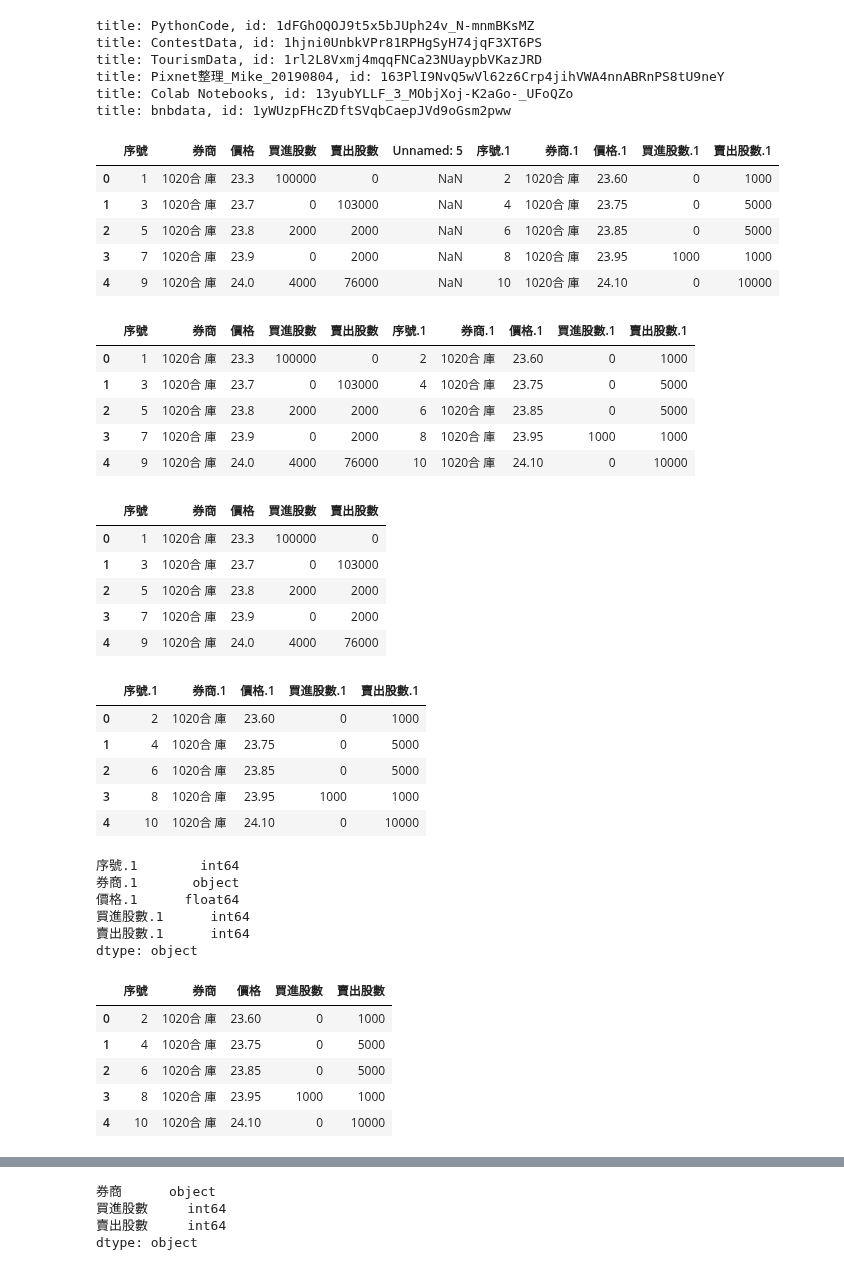
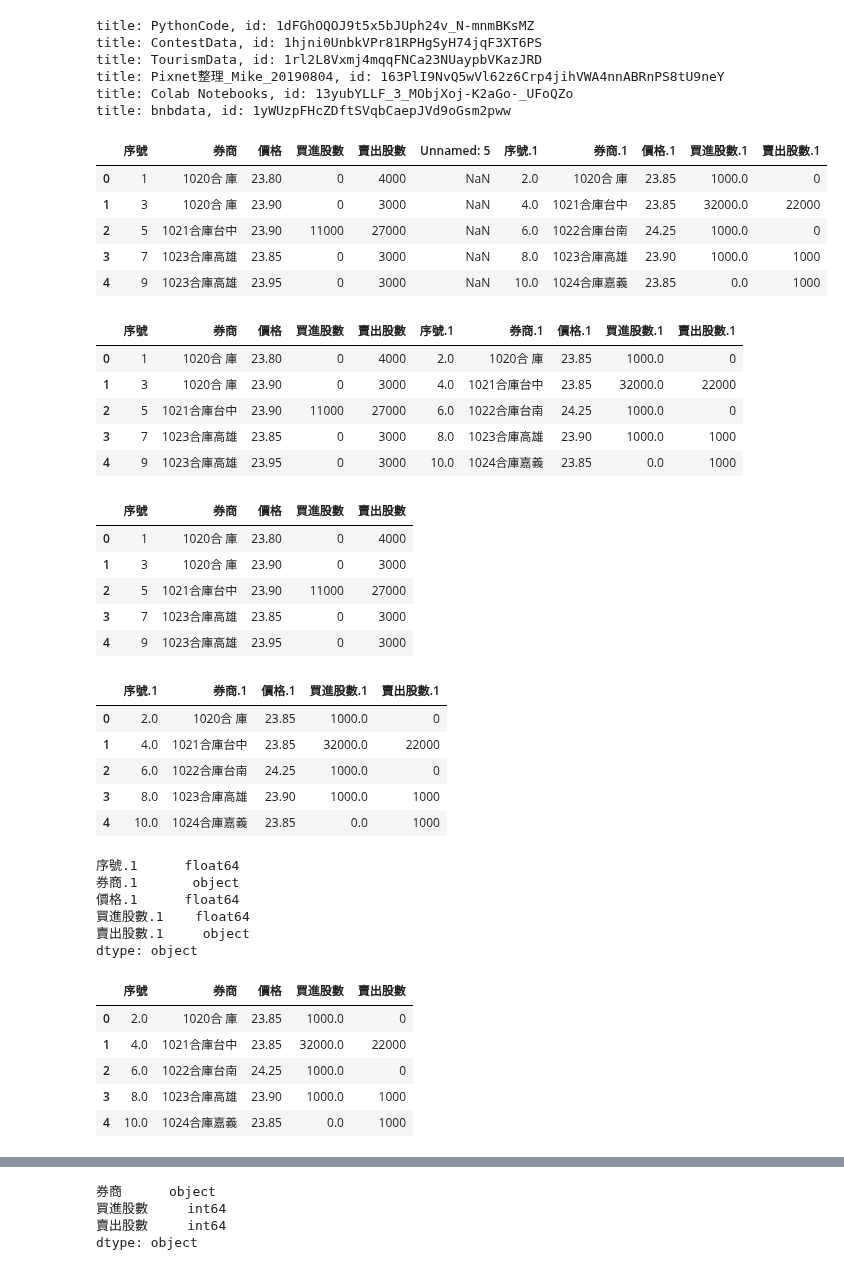
Before and after one commit to cwcheng0/practicepython, a Jupyter notebook: TaiwanStockCount.ipynb, the cells around one changed output, grey strips where cells are left out. Drawn from its saved outputs; the diff is of its cells as text; code cells hidden in the pictures.

```diff
--- a/TaiwanStockCount.ipynb
+++ b/TaiwanStockCount.ipynb
@@ -54,29 +54,29 @@ title: bnbdata, id: 1yWUzpFHcZDftSVqbCaepJVd9oGsm2pww
 # %%
 # Check first 5 rows in a file
 # from tabula import
-df = pd.read_csv('/content/gdrive/My Drive/ContestData/FinanceData/2353_20200901.csv',encoding='big5hkscs',skiprows=2)
+df = pd.read_csv('/content/gdrive/My Drive/ContestData/FinanceData/2353_20200903.csv',encoding='big5hkscs',skiprows=2)
 
 # Notice datatypes changed in some columns.
 # Check first few rows.
 df.head()
 # %% [output]
 |  | 序號 | 券商 | 價格 | 買進股數 | 賣出股數 | Unnamed: 5 | 序號.1 | 券商.1 | 價格.1 | 買進股數.1 | 賣出股數.1 |
-| 0 | 1 | 1020合 庫 | 23.3 | 100000 | 0 | NaN | 2 | 1020合 庫 | 23.60 | 0 | 1000 |
-| 1 | 3 | 1020合 庫 | 23.7 | 0 | 103000 | NaN | 4 | 1020合 庫 | 23.75 | 0 | 5000 |
-| 2 | 5 | 1020合 庫 | 23.8 | 2000 | 2000 | NaN | 6 | 1020合 庫 | 23.85 | 0 | 5000 |
-| 3 | 7 | 1020合 庫 | 23.9 | 0 | 2000 | NaN | 8 | 1020合 庫 | 23.95 | 1000 | 1000 |
-| 4 | 9 | 1020合 庫 | 24.0 | 4000 | 76000 | NaN | 10 | 1020合 庫 | 24.10 | 0 | 10000 |
+| 0 | 1 | 1020合 庫 | 23.80 | 0 | 4000 | NaN | 2.0 | 1020合 庫 | 23.85 | 1000.0 | 0 |
+| 1 | 3 | 1020合 庫 | 23.90 | 0 | 3000 | NaN | 4.0 | 1021合庫台中 | 23.85 | 32000.0 | 22000 |
+| 2 | 5 | 1021合庫台中 | 23.90 | 11000 | 27000 | NaN | 6.0 | 1022合庫台南 | 24.25 | 1000.0 | 0 |
+| 3 | 7 | 1023合庫高雄 | 23.85 | 0 | 3000 | NaN | 8.0 | 1023合庫高雄 | 23.90 | 1000.0 | 1000 |
+| 4 | 9 | 1023合庫高雄 | 23.95 | 0 | 3000 | NaN | 10.0 | 1024合庫嘉義 | 23.85 | 0.0 | 1000 |
 # %%
 # Drop some columns.
 df = df.drop(df.columns[[5]], axis=1)
 df.head()
 # %% [output]
 |  | 序號 | 券商 | 價格 | 買進股數 | 賣出股數 | 序號.1 | 券商.1 | 價格.1 | 買進股數.1 | 賣出股數.1 |
-| 0 | 1 | 1020合 庫 | 23.3 | 100000 | 0 | 2 | 1020合 庫 | 23.60 | 0 | 1000 |
-| 1 | 3 | 1020合 庫 | 23.7 | 0 | 103000 | 4 | 1020合 庫 | 23.75 | 0 | 5000 |
-| 2 | 5 | 1020合 庫 | 23.8 | 2000 | 2000 | 6 | 1020合 庫 | 23.85 | 0 | 5000 |
-| 3 | 7 | 1020合 庫 | 23.9 | 0 | 2000 | 8 | 1020合 庫 | 23.95 | 1000 | 1000 |
-| 4 | 9 | 1020合 庫 | 24.0 | 4000 | 76000 | 10 | 1020合 庫 | 24.10 | 0 | 10000 |
+| 0 | 1 | 1020合 庫 | 23.80 | 0 | 4000 | 2.0 | 1020合 庫 | 23.85 | 1000.0 | 0 |
+| 1 | 3 | 1020合 庫 | 23.90 | 0 | 3000 | 4.0 | 1021合庫台中 | 23.85 | 32000.0 | 22000 |
+| 2 | 5 | 1021合庫台中 | 23.90 | 11000 | 27000 | 6.0 | 1022合庫台南 | 24.25 | 1000.0 | 0 |
+| 3 | 7 | 1023合庫高雄 | 23.85 | 0 | 3000 | 8.0 | 1023合庫高雄 | 23.90 | 1000.0 | 1000 |
+| 4 | 9 | 1023合庫高雄 | 23.95 | 0 | 3000 | 10.0 | 1024合庫嘉義 | 23.85 | 0.0 | 1000 |
 # %%
 # Split fields into 2 files.
 # Copy files
@@ -86,31 +86,31 @@ df1 = df1.drop(df.columns[[5,6,7,8,9]], axis=1)
 df1.head()
 # %% [output]
 |  | 序號 | 券商 | 價格 | 買進股數 | 賣出股數 |
-| 0 | 1 | 1020合 庫 | 23.3 | 100000 | 0 |
-| 1 | 3 | 1020合 庫 | 23.7 | 0 | 103000 |
-| 2 | 5 | 1020合 庫 | 23.8 | 2000 | 2000 |
-| 3 | 7 | 1020合 庫 | 23.9 | 0 | 2000 |
-| 4 | 9 | 1020合 庫 | 24.0 | 4000 | 76000 |
+| 0 | 1 | 1020合 庫 | 23.80 | 0 | 4000 |
+| 1 | 3 | 1020合 庫 | 23.90 | 0 | 3000 |
+| 2 | 5 | 1021合庫台中 | 23.90 | 11000 | 27000 |
+| 3 | 7 | 1023合庫高雄 | 23.85 | 0 | 3000 |
+| 4 | 9 | 1023合庫高雄 | 23.95 | 0 | 3000 |
 # %%
 # Do it again
 df2 = df2.drop(df2.columns[[0,1,2,3,4]], axis=1)
 df2.head()
 # %% [output]
 |  | 序號.1 | 券商.1 | 價格.1 | 買進股數.1 | 賣出股數.1 |
-| 0 | 2 | 1020合 庫 | 23.60 | 0 | 1000 |
-| 1 | 4 | 1020合 庫 | 23.75 | 0 | 5000 |
-| 2 | 6 | 1020合 庫 | 23.85 | 0 | 5000 |
-| 3 | 8 | 1020合 庫 | 23.95 | 1000 | 1000 |
-| 4 | 10 | 1020合 庫 | 24.10 | 0 | 10000 |
+| 0 | 2.0 | 1020合 庫 | 23.85 | 1000.0 | 0 |
+| 1 | 4.0 | 1021合庫台中 | 23.85 | 32000.0 | 22000 |
+| 2 | 6.0 | 1022合庫台南 | 24.25 | 1000.0 | 0 |
+| 3 | 8.0 | 1023合庫高雄 | 23.90 | 1000.0 | 1000 |
+| 4 | 10.0 | 1024合庫嘉義 | 23.85 | 0.0 | 1000 |
 # %%
 # check datatypes
 df2.dtypes
 # %% [output]
-序號.1        int64
+序號.1      float64
 券商.1       object
 價格.1      float64
-買進股數.1      int64
-賣出股數.1      int64
+買進股數.1    float64
+賣出股數.1     object
 dtype: object
 # %%
 # Change column names
@@ -118,11 +118,11 @@ df2.columns = ['序號', '券商', '價格', '買進股數', '賣出股數']
 df2.head()
 # %% [output]
 |  | 序號 | 券商 | 價格 | 買進股數 | 賣出股數 |
-| 0 | 2 | 1020合 庫 | 23.60 | 0 | 1000 |
-| 1 | 4 | 1020合 庫 | 23.75 | 0 | 5000 |
-| 2 | 6 | 1020合 庫 | 23.85 | 0 | 5000 |
-| 3 | 8 | 1020合 庫 | 23.95 | 1000 | 1000 |
-| 4 | 10 | 1020合 庫 | 24.10 | 0 | 10000 |
+| 0 | 2.0 | 1020合 庫 | 23.85 | 1000.0 | 0 |
+| 1 | 4.0 | 1021合庫台中 | 23.85 | 32000.0 | 22000 |
+| 2 | 6.0 | 1022合庫台南 | 24.25 | 1000.0 | 0 |
+| 3 | 8.0 | 1023合庫高雄 | 23.90 | 1000.0 | 1000 |
+| 4 | 10.0 | 1024合庫嘉義 | 23.85 | 0.0 | 1000 |
 # %%
 # Check last row data
 df2.tail()
```
Also changed, not shown: parts of 18 cells of this notebook.
